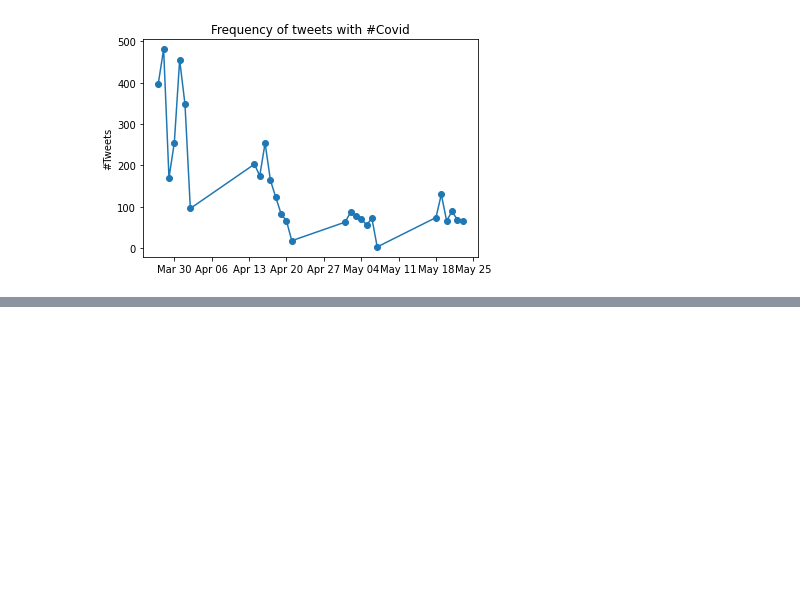
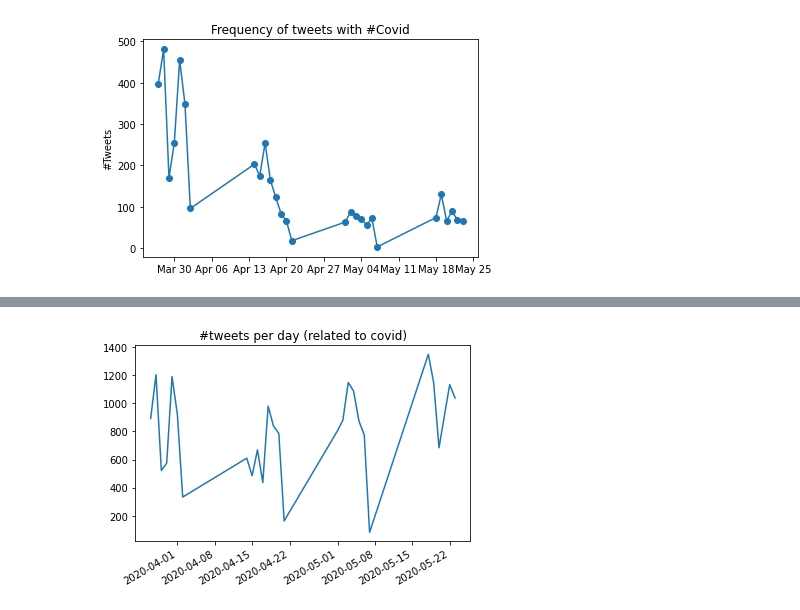
Before and after one commit to ekdnam/Covid-19, a Jupyter notebook: get_data/IMBEYONCEALWAYS.ipynb, the cells around one changed output, grey strips where cells are left out. Cells and saved outputs as stored; diff of their text form; code cells hidden in the pictures; blank space fills up the shorter version.

```diff
--- a/get_data/IMBEYONCEALWAYS.ipynb
+++ b/get_data/IMBEYONCEALWAYS.ipynb
@@ -432,0 +550,4 @@ fig = plot_frequency_of_tweets(hashtag='india', df=time_df)
+# %%
+split_time_df = pd.DataFrame(columns={'date', 'hashtags'})
+split_time_df['hashtags'] = split_df['hashtags']
+split_time_df['date'] = pd.to_datetime(split_df['date'])
@@ -432,0 +594,21 @@ fig = plot_frequency_of_tweets(hashtag='india', df=time_df)
+# %%
+def plot_frequency_of_tweets_per_day(df: pd.DataFrame(), filename: None, save: bool = False,kind: str = 'line'):
+    temp = None
+    try:
+        series = df['date_datetime']
+    except:
+        series = df['date']
+    if kind == 'scatter':
+        temp = pd.DataFrame()
+        temp['date'] = series
+        temp['frequency'] = series.value_counts().transform('count')
+        return temp
+    series = series.value_counts()
+    fig = series.plot(kind=kind, title='#tweets per day (related to covid)')
+    if save:
+        plt.savefig(fname=filename)
+    return temp
+# %%
+temp = plot_frequency_of_tweets_per_day(df=split_time_df, kind='line', save = True, filename='customPlots\\tweetsPerDay\\line')
+# %% [output]
+[figure, added]
```
Also changed, not shown: parts of 38 cells of this notebook, 17 other files.
